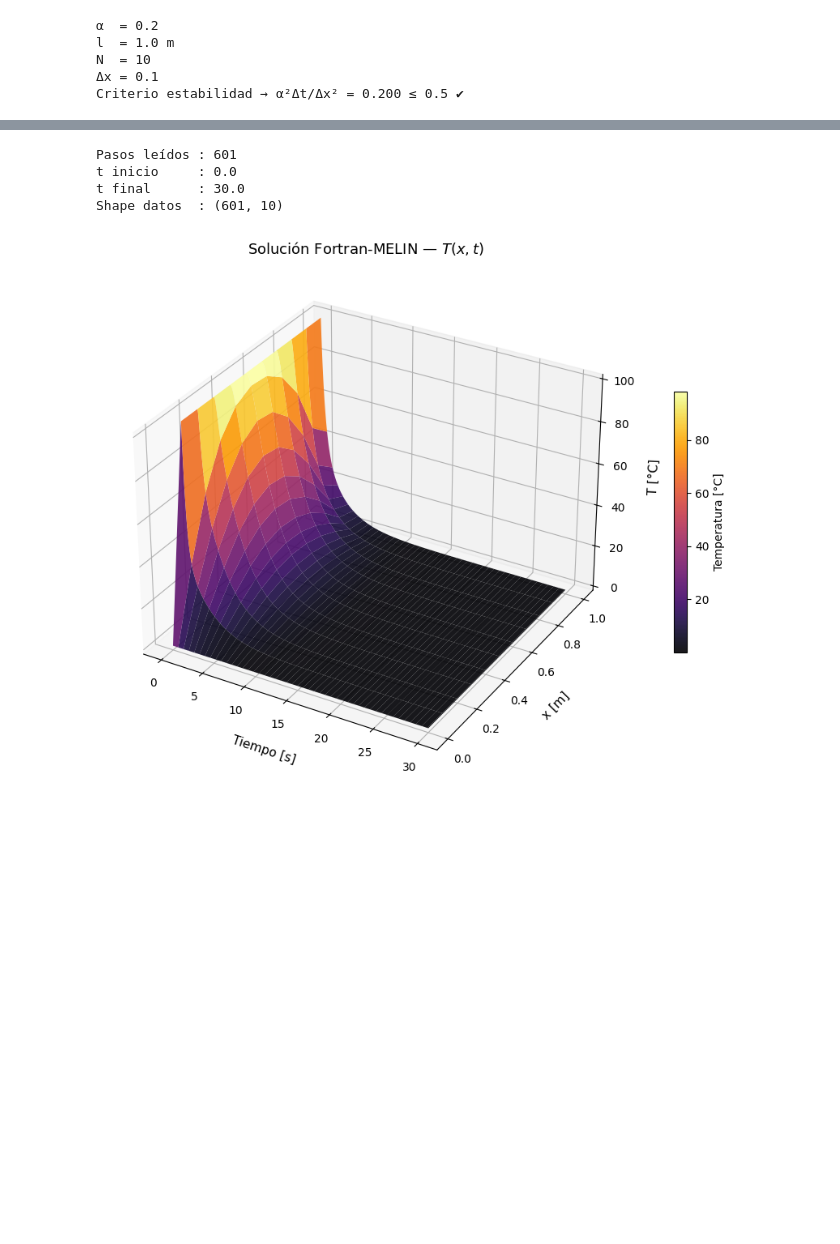
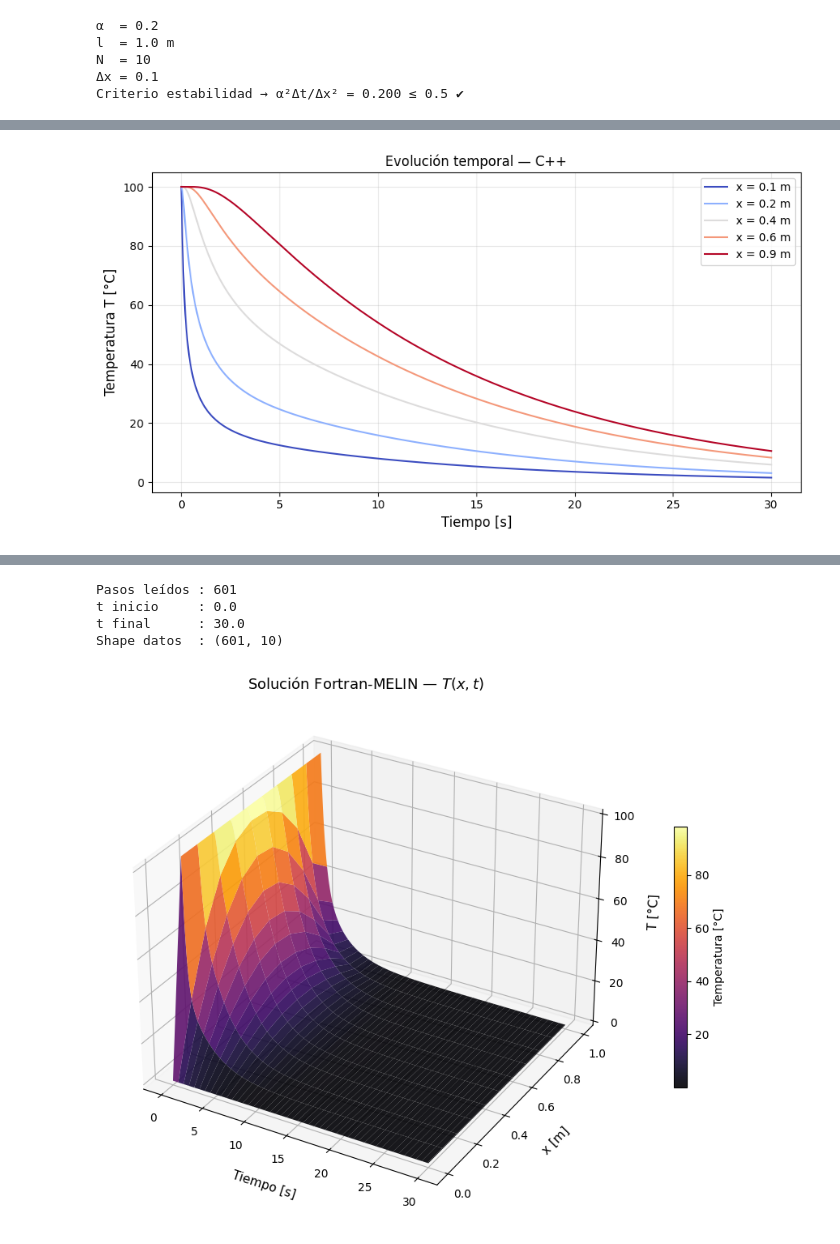
Before and after one commit to campereza043/MFC2026, a Jupyter notebook: Parcial1/CrankNicolson/Gráficas.ipynb, the cells around one changed output, grey strips where cells are left out. Saved outputs shown, nothing was run; the diff lists cells and outputs as text; code cells hidden in the pictures; blank space fills up the shorter version.

```diff
--- a/Parcial1/CrankNicolson/Gráficas.ipynb
+++ b/Parcial1/CrankNicolson/Gráficas.ipynb
@@ -52,0 +124,20 @@ def T_analitica(x, t, alpha=alpha, L=L, n_terms=50):
+# %%
+# ── Evolución temporal por punto C++ ─────────────────────────
+puntos_cpp = [1, 2, 4, 6, 9]
+colores    = cm.coolwarm(np.linspace(0, 1, len(puntos_cpp)))
+
+fig, ax = plt.subplots(figsize=(9, 5))
+
+for idx_x, color in zip(puntos_cpp, colores):
+    ax.plot(t_py, T_py[:, idx_x], color=color,
+            label=f'x = {x_py[idx_x]:.1f} m')
+
+ax.set_xlabel('Tiempo [s]', fontsize=12)
+ax.set_ylabel('Temperatura T [°C]', fontsize=12)
+ax.set_title('Evolución temporal — C++', fontsize=12)
+ax.legend(fontsize=10)
+ax.grid(True, alpha=0.3)
+plt.tight_layout()
+plt.show()
+# %% [output]
+[figure, added]
```
Also changed, not shown: parts of 14 cells of this notebook, 7 other files.
